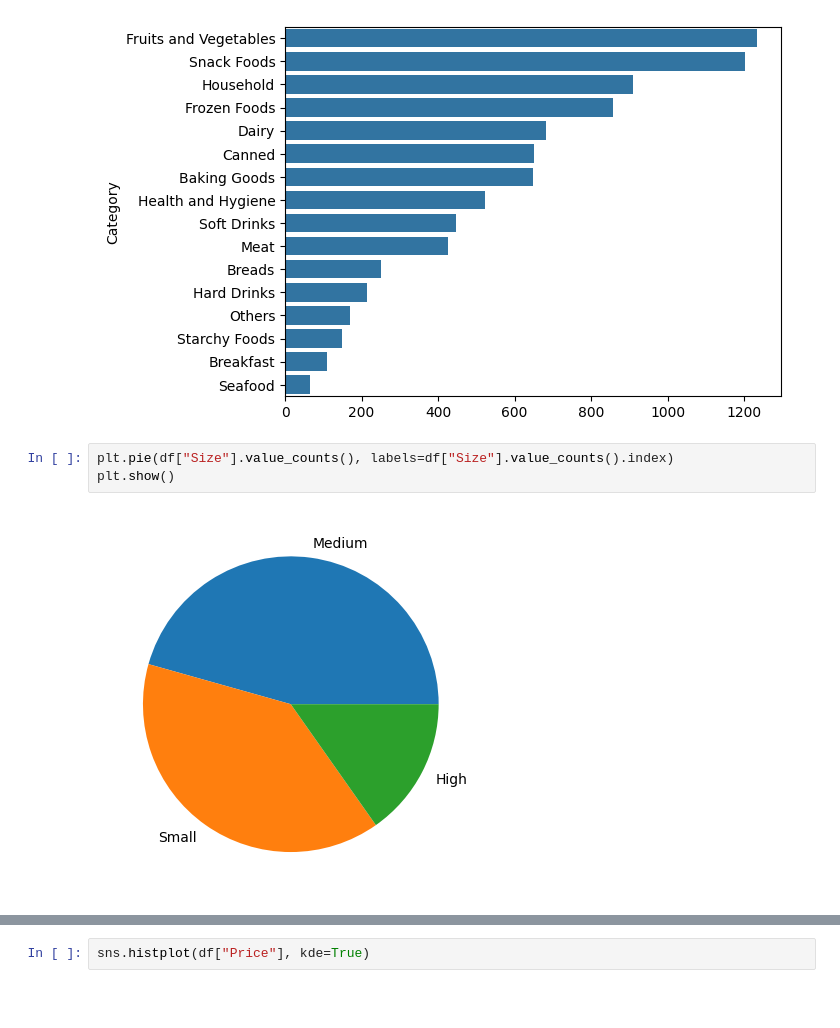
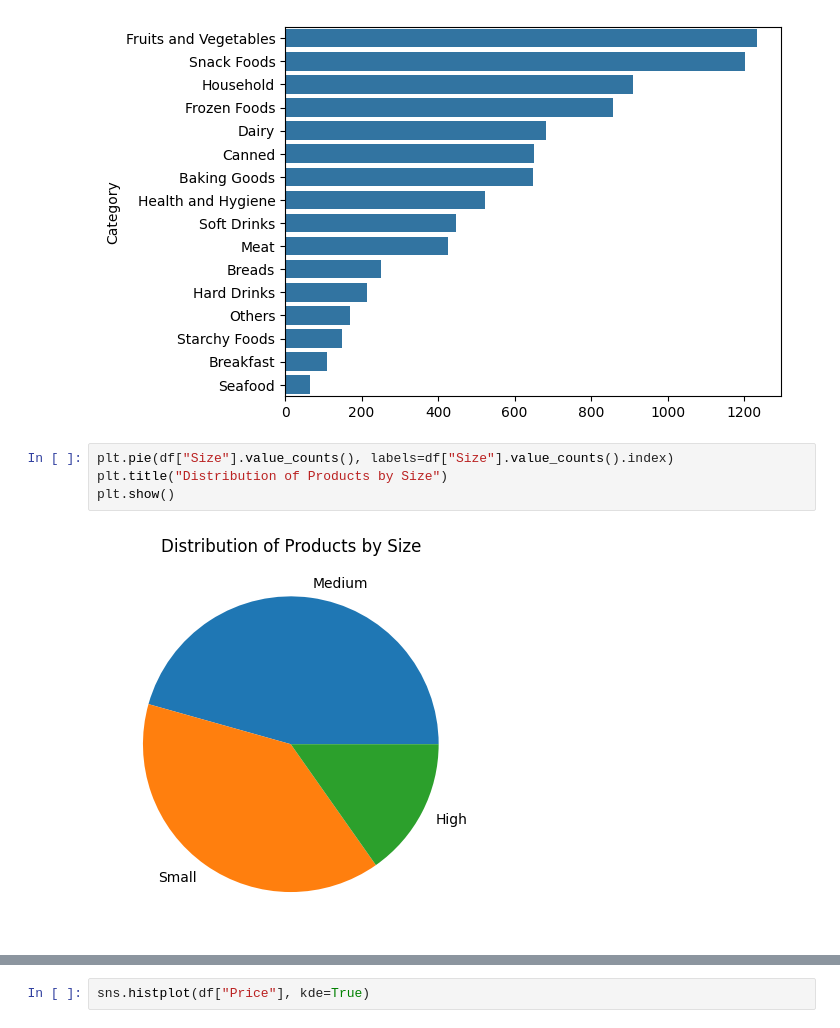
Before and after one commit to simran2104/retail-sales-prediction, a Jupyter notebook: sales_prediction-model.ipynb, the cells around one changed output, grey strips where cells are left out. Drawn from its saved outputs; the diff is of its cells as text; blank space fills up the shorter version.

```diff
--- a/sales_prediction-model.ipynb
+++ b/sales_prediction-model.ipynb
@@ -209,8 +210,9 @@ sns.barplot(x=df["Category"].value_counts().values, y=df["Category"].value_count
 [figure]
 # %%
 plt.pie(df["Size"].value_counts(), labels=df["Size"].value_counts().index)
+plt.title("Distribution of Products by Size")
 plt.show()
 # %% [output]
-[figure, old version]
+[figure, new version]
 # %%
 plt.plot(df["Area"].value_counts())
```
Also changed, not shown: parts of 35 cells of this notebook.
